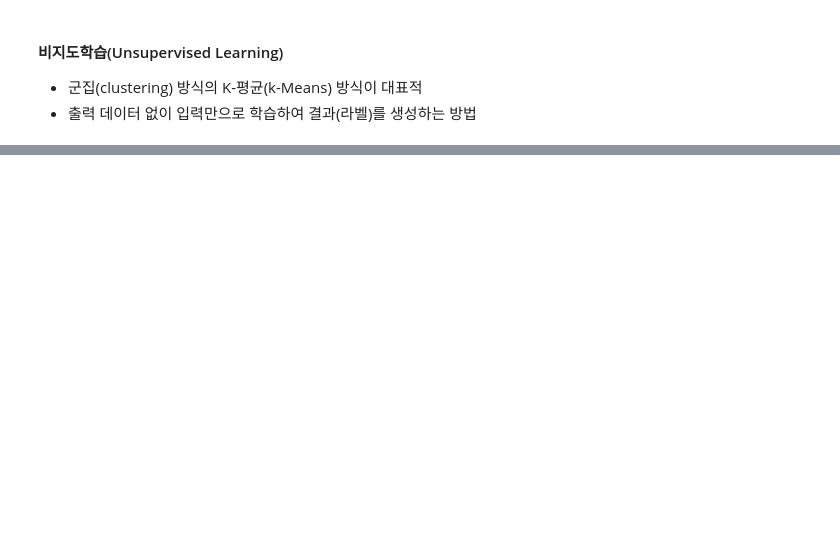
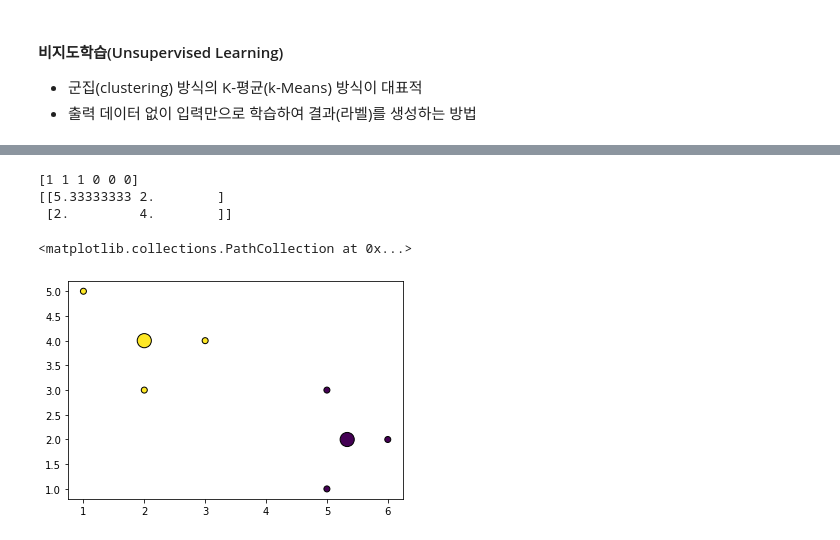
Before and after one commit to swleexz/TIL, a Jupyter notebook: 01_bigdata_ai_via_python/08_machine_learning.ipynb, the cells around one changed output, grey strips where cells are left out. Saved outputs shown, nothing was run; the diff lists cells and outputs as text; code cells hidden in the pictures; blank space fills up the shorter version.

```diff
--- a/01_bigdata_ai_via_python/08_machine_learning.ipynb
+++ b/01_bigdata_ai_via_python/08_machine_learning.ipynb
@@ -607,0 +647,22 @@ print(pred)
+# %%
+X = np.array([[1, 5], [3, 4], [2, 3], [5, 3], [6, 2], [5, 1]])
+kmeans = KMeans(n_clusters=2, random_state=42).fit(X)
+
+# 속성 kmenas.labels_에 생성된 레이블 출력
+print(kmeans.labels_)
+# 레이블 1의 중간점을 각각 출력
+# 레이블 0의 중간점 출력
+print(kmeans.cluster_centers_)
+# %% [output]
+[1 1 1 0 0 0]
+[[5.33333333 2.        ]
+ [2.         4.        ]]
+# %%
+y = kmeans.labels_
+ycenter = kmeans.cluster_centers_
+
+plt.scatter(X[:, 0], X[:, 1], c=y, cmap='viridis', edgecolor='k')
+plt.scatter(ycenter[:, 0], ycenter[:, 1], c=[0, 1], s=200, cmap='viridis', edgecolor='k')
+# %% [output]
+<matplotlib.collections.PathCollection at 0x...>
+[figure, added]
```
Also changed, not shown: parts of 27 cells of this notebook, 23 other files.
